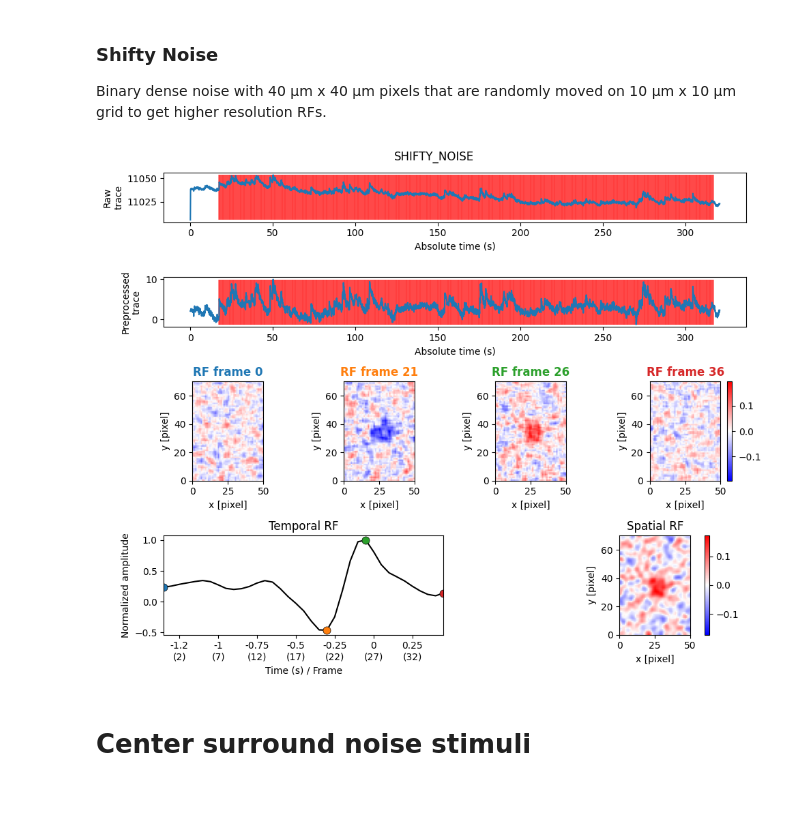
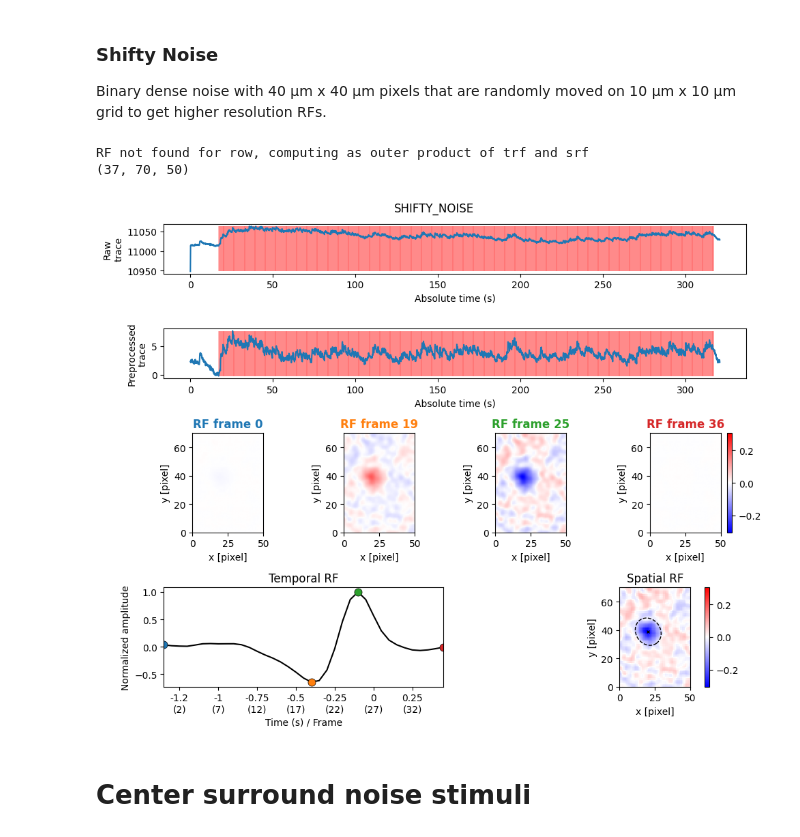
Before and after one commit to eulerlab/all-GCL-manuscript, a Jupyter notebook: notebooks/tutorials/plot_traces_and_triggers.ipynb, the cells around one changed output. Saved outputs shown, nothing was run; the diff lists cells and outputs as text; code cells hidden in the pictures; blank space fills up the shorter version.

Commit message:
update traces notebook

```diff
--- a/notebooks/tutorials/plot_traces_and_triggers.ipynb
+++ b/notebooks/tutorials/plot_traces_and_triggers.ipynb
@@ -23,2 +34,0 @@ from IPython.core.display_functions import clear_output
-# %%
-all_gcl_df = pd.read_pickle('/gpfs01/euler/data/SharedFiles/projects/all-GCL/database-v2-test/all_RGC_table_2026_05_08.pkl')
@@ -53,0 +71,9 @@ spots
+# %%
+cols_to_count = ['experimenter', 'cond1', 'eye', 'setupid', 'region']
+
+fig, axs = plt.subplots(1, len(cols_to_count), figsize=(15, 6))
+
+for ax, col in zip(axs, cols_to_count):
+    sns.countplot(ax=ax, data=all_gcl_df, y=col)
+
+    plt.tight_layout()
@@ -200,6 +232,8 @@ plot_repeated_stim(row, prefix='chirpInt_')
 ## Noise stimuli
 # %%
 def plot_noise_stim(row, prefix):
+    from matplotlib.patches import Ellipse
+
     fig, axs = plt.subplot_mosaic(
         """
         AAAA
@@ -220,17 +254,24 @@ def plot_noise_stim(row, prefix):
     plot_preprocessed_trace(ax, row, prefix=prefix)
 
     # STA frames
-    rf = row[f"{prefix}rf"]
+    rf = row.get(f"{prefix}rf", None)
     srf = row[f"{prefix}srf"]
+    srf_params = row[f"{prefix}srf_params"]
     trf = row[f"{prefix}trf"]
     rf_time = row[f"{prefix}rf_time"]
+
+    if rf is None:
+        print('RF not found for row, computing as outer product of trf and srf')
+        rf = np.multiply.outer(trf, srf)  # cleaner than kron + reshape
+        print(rf.shape)
+
     vabsmax = np.max(np.abs(rf))
     h, w = rf.shape[1:3]
     extent = (0, w, 0, h)
 
     # Build frame indices: first, peaks, last (sorted, deduped)
     peak_idxs = row[f"{prefix}trf_peak_idxs"]
-    idxs = np.unique(np.concatenate([[0], peak_idxs, [rf.shape[0] - 1]]))
+    idxs = np.unique(np.concatenate([[0], peak_idxs, [rf_time.shape[0] - 1]]))
 
     # Get tab10 colors for frame highlighting
     tab10 = plt.get_cmap('tab10')
@@ -240,7 +281,7 @@ def plot_noise_stim(row, prefix):
     frame_axes = ["C", "D", "E", "F"]
     for ax_key, idx, color in zip(frame_axes, idxs, frame_colors):
         ax = axs[ax_key]
-        im = ax.imshow(rf[idx], vmin=-vabsmax, vmax=+vabsmax, cmap='bwr', extent=extent)
+        im = ax.imshow(rf[idx], vmin=-vabsmax, vmax=+vabsmax, cmap='bwr', extent=extent, origin='lower')
         ax.set(xlabel='x [pixel]', ylabel='y [pixel]')
         ax.set_title(f'RF frame {idx}', color=color, fontweight='bold')
     plt.colorbar(im)
@@ -272,10 +313,18 @@ def plot_noise_stim(row, prefix):
     ax = axs["H"]
     vabsmax_s = np.max(np.abs(srf))
     h, w = srf.shape
-    im = ax.imshow(srf, vmin=-vabsmax_s, vmax=+vabsmax_s, cmap='bwr', extent=extent)
+    im = ax.imshow(srf, vmin=-vabsmax_s, vmax=+vabsmax_s, cmap='bwr', extent=extent, origin='lower', interpolation='none')
     ax.set(xlabel='x [pixel]', ylabel='y [pixel]', title='Spatial RF')
     plt.colorbar(im)
 
+    n_std = 2
+    ax.plot(srf_params['x_mean']+0.5, srf_params['y_mean']+0.5, zorder=100, marker='x', ms=3, c='k')
+    ax.add_patch(Ellipse(
+            xy=(srf_params['x_mean']+0.5, srf_params['y_mean']+0.5),
+            width=n_std * 2 * srf_params['x_stddev'],
+            height=n_std * 2 * srf_params['y_stddev'],
+            angle=np.rad2deg(srf_params['theta']), color='k', ls='--', fill=False))
+
     plt.tight_layout()
 # %% [markdown]
 ### Noise
@@ -289,10 +340,12 @@ plot_noise_stim(row, prefix='noise_')
 ### Shifty Noise
 Binary dense noise with 40 µm x 40 µm pixels that are randomly moved on 10 µm x 10 µm grid to get higher resolution RFs.
 # %%
-row = all_gcl_df[(all_gcl_df.chirp_qidx>0.6) & (all_gcl_df.bar_qidx>0.7) & (all_gcl_df.shifty_noise_trace.notnull())].iloc[0]
+row = all_gcl_df[(all_gcl_df.shifty_noise_snr > 0.1) & (all_gcl_df.shifty_noise_trace.notnull())].iloc[3]
 plot_noise_stim(row, prefix='shifty_noise_')
 # %% [output]
+RF not found for row, computing as outer product of trf and srf
+(37, 70, 50)
-[figure, old version]
+[figure, new version]
 # %% [markdown]
 # Center surround noise stimuli
 # %% [markdown]
```
Also changed, not shown: parts of 17 cells of this notebook, 1 other file.
